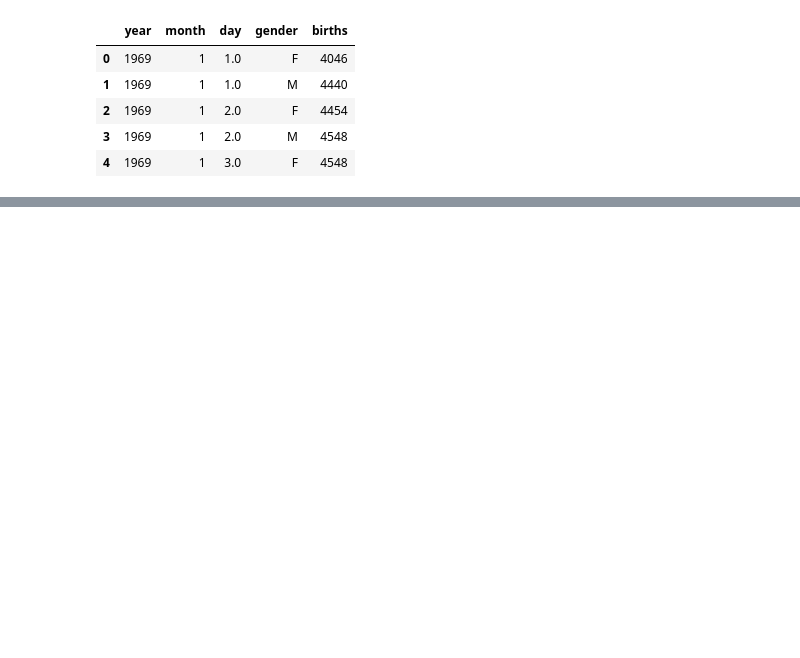
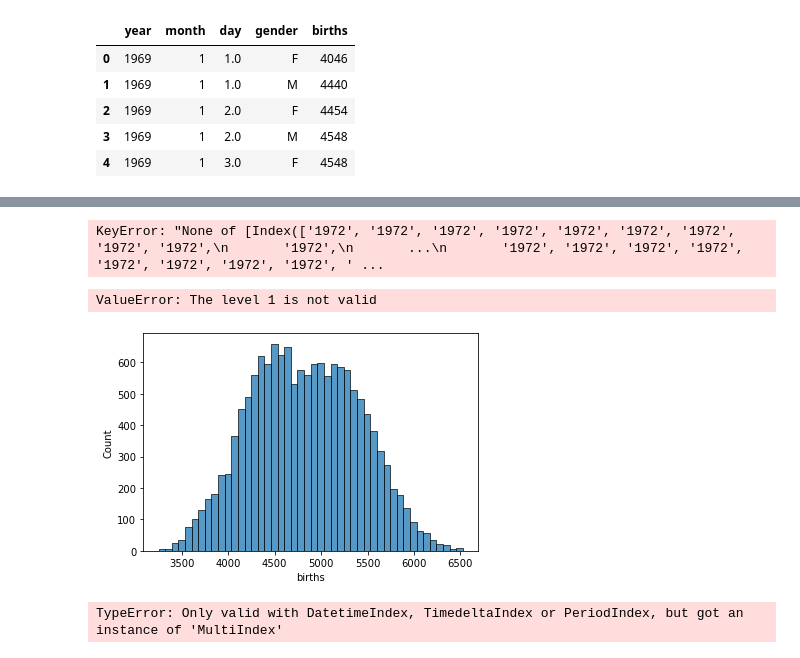
Before and after one commit to Belerofontech/curso-pandas-public, a Jupyter notebook: Births.ipynb, the cells around one changed output, grey strips where cells are left out. Saved outputs shown, nothing was run; the diff lists cells and outputs as text; code cells hidden in the pictures; blank space fills up the shorter version.

```diff
--- a/Births.ipynb
+++ b/Births.ipynb
@@ -3,5 +3,5 @@ import numpy as np
 import pandas as pd
 import matplotlib.pyplot as plt
 import seaborn as sns
-sns.set()
+import sidetable
 # %%
@@ -31,0 +49,9 @@ df.plot(x='year', y='births')
+# %%
+df = (pd.read_csv(ruta)
+    .assign(date = lambda x: pd.to_datetime(x[['year', 'month', 'day']], errors='coerce'))
+    .dropna(subset=['date'])
+    .set_index(['date'])
+    .sort_index()
+    .drop(['year', 'month', 'day'], axis=1)
+)
+df
@@ -31,0 +73,18 @@ df.plot(x='year', y='births')
+# %%
+idx = pd.IndexSlice
+df.loc[idx['F', '1972'],:].sum()
+# %% [output]
+KeyError: "None of [Index(['1972', '1972', '1972', '1972', '1972', '1972', '1972', '1972', '1972',\n       '1972',\n       ...\n       '1972', '1972', '1972', '1972', '1972', '1972', '1972', '1972', ' ...
+# %%
+df.groupby(['gender', pd.Grouper(level=1, freq='Y')]).sum().unstack(level=0).plot();
+# %% [output]
+ValueError: The level 1 is not valid
+# %%
+g = sns.histplot(df.births)
+# %% [output]
+[figure, added]
+# %%
+df.unstack(level=0).resample('Y').sum()
+df.index.get_level_values('date')
+# %% [output]
+TypeError: Only valid with DatetimeIndex, TimedeltaIndex or PeriodIndex, but got an instance of 'MultiIndex'
```
Also changed, not shown: parts of 10 cells of this notebook, 6 other files.
